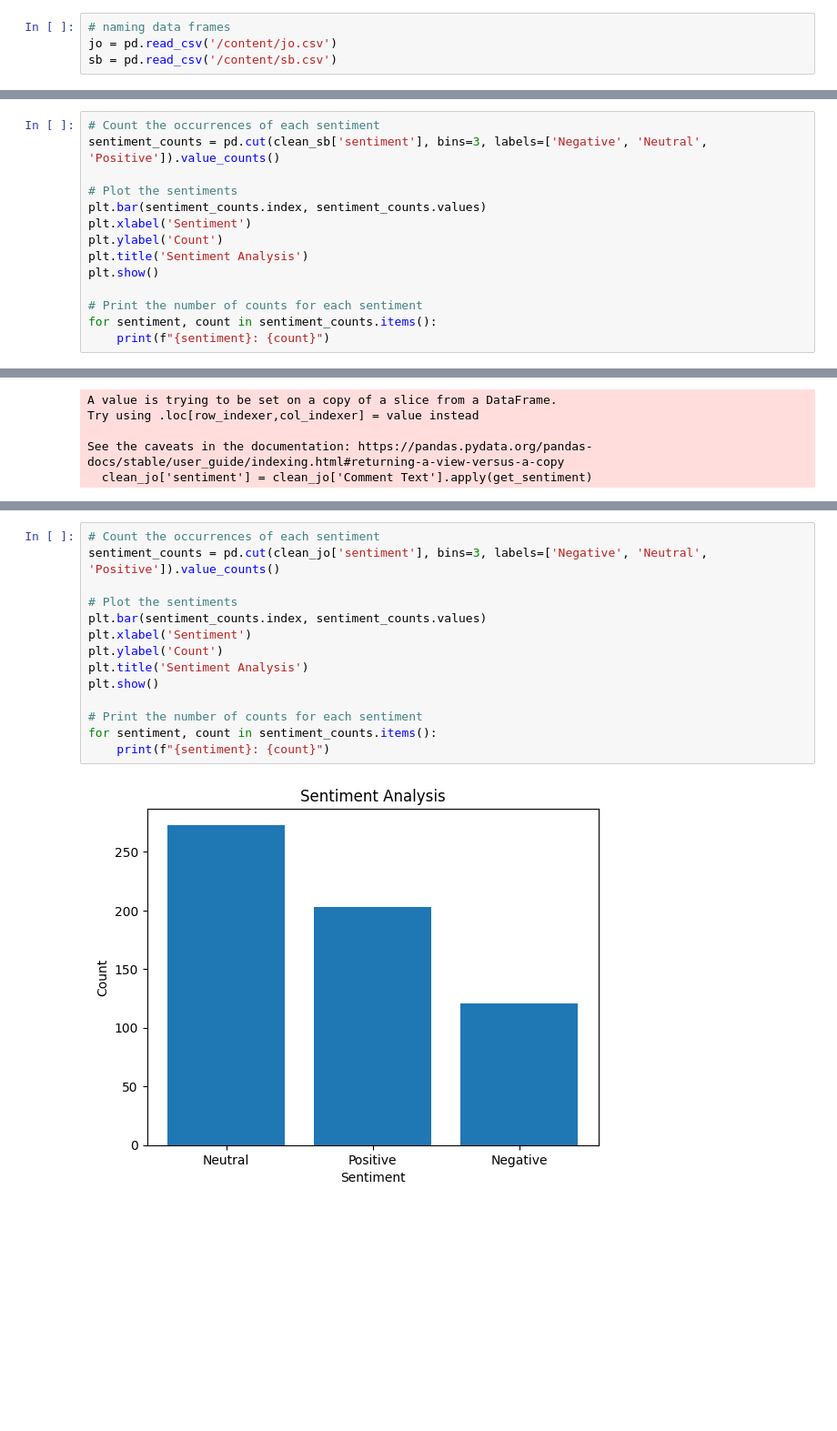
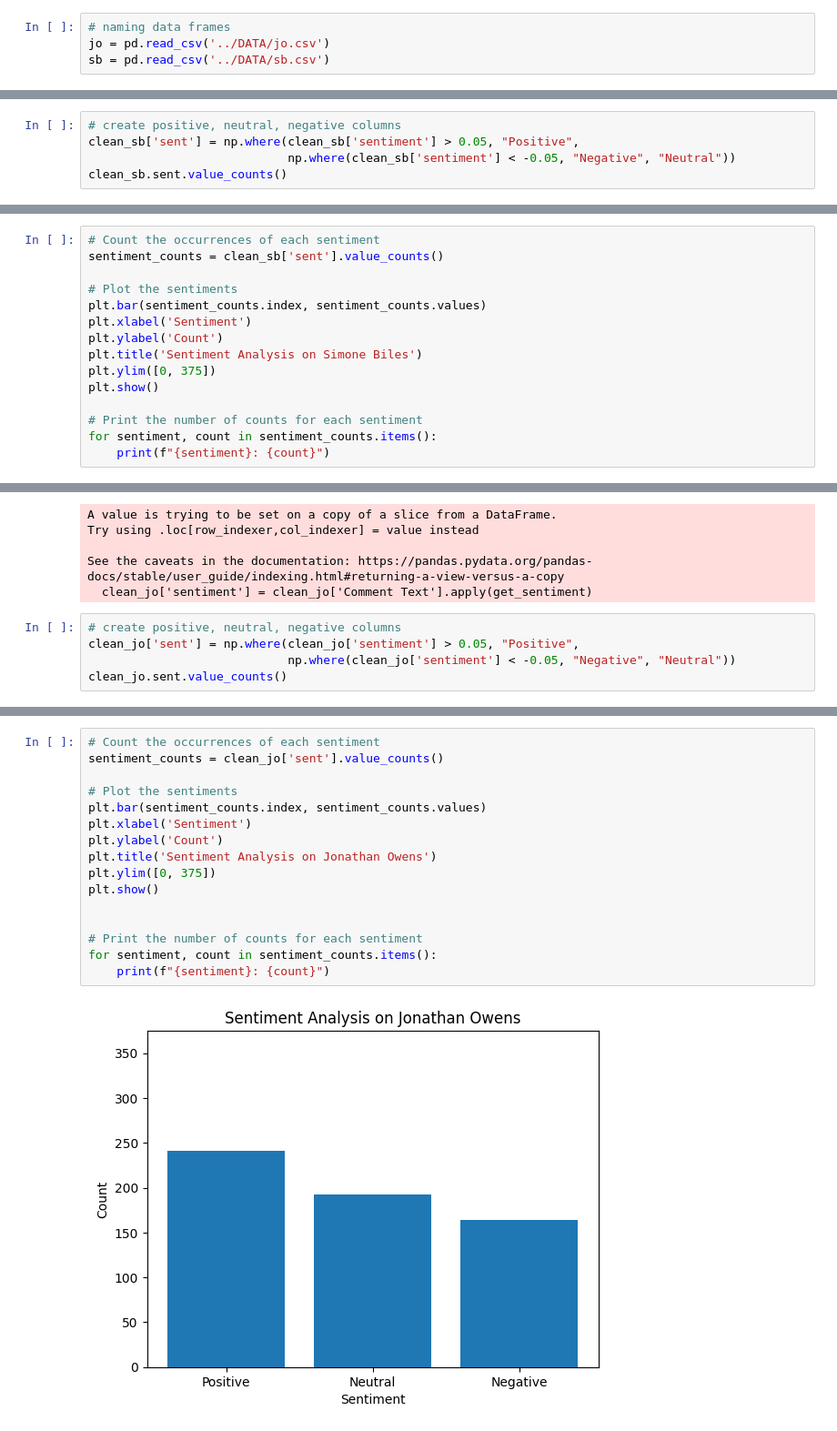
Before and after one commit to juliamuratore/Project1-DS-4002, a Jupyter notebook: SCRIPTS/Project_1_VADER.ipynb, the cells around one changed output, grey strips where cells are left out. Shown: that part at 91% size. Saved outputs shown, nothing was run; the diff lists cells and outputs as text; blank space fills up the shorter version.

Commit message:
updated vader analysis

```diff
--- a/SCRIPTS/Project_1_VADER.ipynb
+++ b/SCRIPTS/Project_1_VADER.ipynb
@@ -7,8 +7,8 @@ import numpy as np
 import matplotlib.pyplot as plt
 # %%
 # naming data frames
-jo = pd.read_csv('/content/jo.csv')
-sb = pd.read_csv('/content/sb.csv')
+jo = pd.read_csv('../DATA/jo.csv')
+sb = pd.read_csv('../DATA/sb.csv')
 # %%
 # looking at Simone Biles
 sb.head()
@@ -252,3 +246,8 @@ Try using .loc[row_indexer,col_indexer] = value instead
 
 See the caveats in the documentation: https://pandas.pydata.org/pandas-docs/stable/user_guide/indexing.html#returning-a-view-versus-a-copy
   clean_sb['sentiment'] = clean_sb['Comment Text'].apply(get_sentiment)
+# %%
+# create positive, neutral, negative columns
+clean_sb['sent'] = np.where(clean_sb['sentiment'] > 0.05, "Positive",
+                            np.where(clean_sb['sentiment'] < -0.05, "Negative", "Neutral"))
+clean_sb.sent.value_counts()
@@ -255,12 +260,13 @@ See the caveats in the documentation: https://pandas.pydata.org/pandas-docs/stab
 # %%
 # Count the occurrences of each sentiment
-sentiment_counts = pd.cut(clean_sb['sentiment'], bins=3, labels=['Negative', 'Neutral', 'Positive']).value_counts()
+sentiment_counts = clean_sb['sent'].value_counts()
 
 # Plot the sentiments
 plt.bar(sentiment_counts.index, sentiment_counts.values)
 plt.xlabel('Sentiment')
 plt.ylabel('Count')
-plt.title('Sentiment Analysis')
+plt.title('Sentiment Analysis on Simone Biles')
+plt.ylim([0, 375])
 plt.show()
 
 # Print the number of counts for each sentiment
@@ -306,3 +312,8 @@ Try using .loc[row_indexer,col_indexer] = value instead
 
 See the caveats in the documentation: https://pandas.pydata.org/pandas-docs/stable/user_guide/indexing.html#returning-a-view-versus-a-copy
   clean_jo['sentiment'] = clean_jo['Comment Text'].apply(get_sentiment)
+# %%
+# create positive, neutral, negative columns
+clean_jo['sent'] = np.where(clean_jo['sentiment'] > 0.05, "Positive",
+                            np.where(clean_jo['sentiment'] < -0.05, "Negative", "Neutral"))
+clean_jo.sent.value_counts()
@@ -309,16 +331,18 @@ See the caveats in the documentation: https://pandas.pydata.org/pandas-docs/stab
 # %%
 # Count the occurrences of each sentiment
-sentiment_counts = pd.cut(clean_jo['sentiment'], bins=3, labels=['Negative', 'Neutral', 'Positive']).value_counts()
+sentiment_counts = clean_jo['sent'].value_counts()
 
 # Plot the sentiments
 plt.bar(sentiment_counts.index, sentiment_counts.values)
 plt.xlabel('Sentiment')
 plt.ylabel('Count')
-plt.title('Sentiment Analysis')
+plt.title('Sentiment Analysis on Jonathan Owens')
+plt.ylim([0, 375])
 plt.show()
+
 
 # Print the number of counts for each sentiment
 for sentiment, count in sentiment_counts.items():
     print(f"{sentiment}: {count}")
 # %% [output]
-[figure, old version]
+[figure, new version]
```
Also changed, not shown: parts of 15 cells of this notebook.
